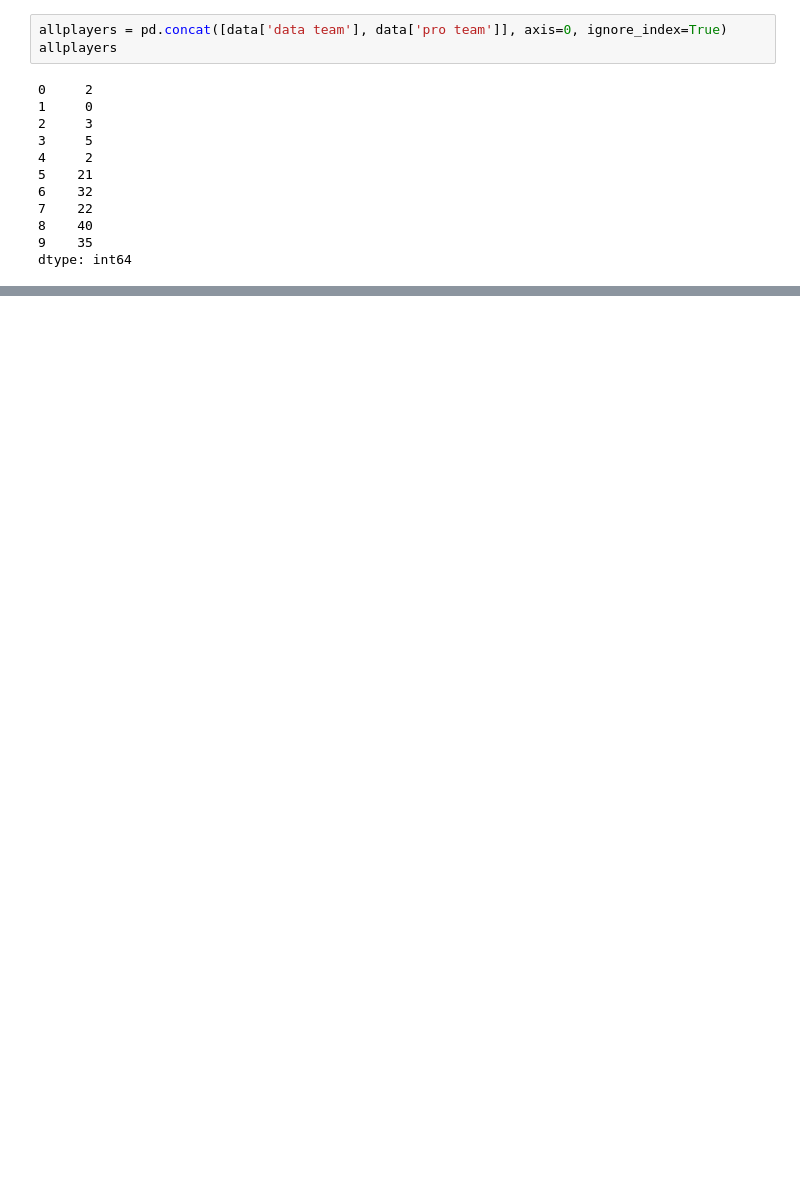
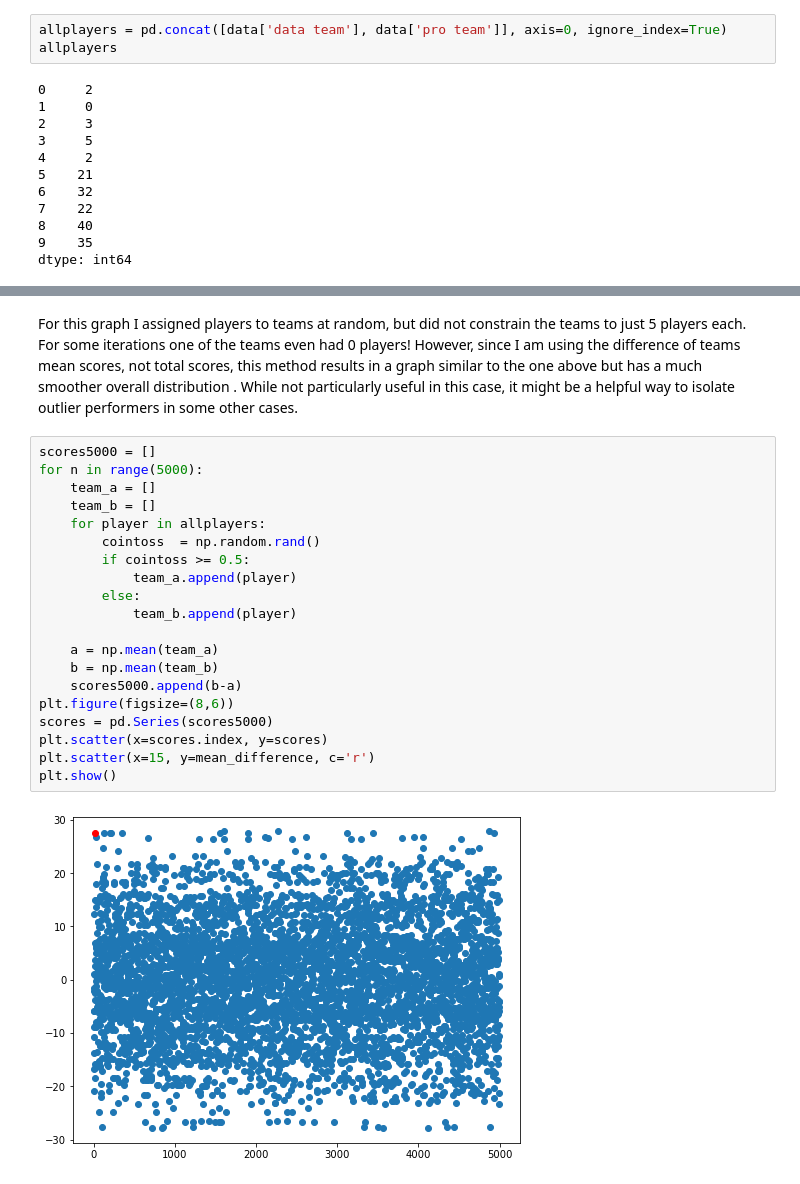
Before and after one commit to nathaniel-j/bball-permutations, a Jupyter notebook: bball teams.ipynb, the cells around one changed output, grey strips where cells are left out. Drawn from its saved outputs; the diff is of its cells as text; blank space fills up the shorter version.

```diff
--- a/bball teams.ipynb
+++ b/bball teams.ipynb
@@ -99,0 +152,24 @@ plt.scatter(x=15, y=mean_difference, c='r')
+# %% [markdown]
+For this graph I assigned players to teams at random, but did not constrain the teams to just 5 players each. For some iterations one of the teams even had 0 players! However, since I am using the difference of teams mean scores, not total scores, this method results in a graph similar to the one above but has a much smoother overall distribution . While not particularly useful in this case, it might be a helpful way to isolate outlier performers in some other cases.
+# %%
+scores5000 = []
+for n in range(5000):
+    team_a = []
+    team_b = []
+    for player in allplayers:
+        cointoss  = np.random.rand()
+        if cointoss >= 0.5:
+            team_a.append(player)
+        else:
+            team_b.append(player)
+
+    a = np.mean(team_a)
+    b = np.mean(team_b)
+    scores5000.append(b-a)
+plt.figure(figsize=(8,6))
+scores = pd.Series(scores5000)
+plt.scatter(x=scores.index, y=scores)
+plt.scatter(x=15, y=mean_difference, c='r')
+plt.show()
+# %% [output]
+[figure, added]
```
Also changed, not shown: parts of 28 cells of this notebook.
